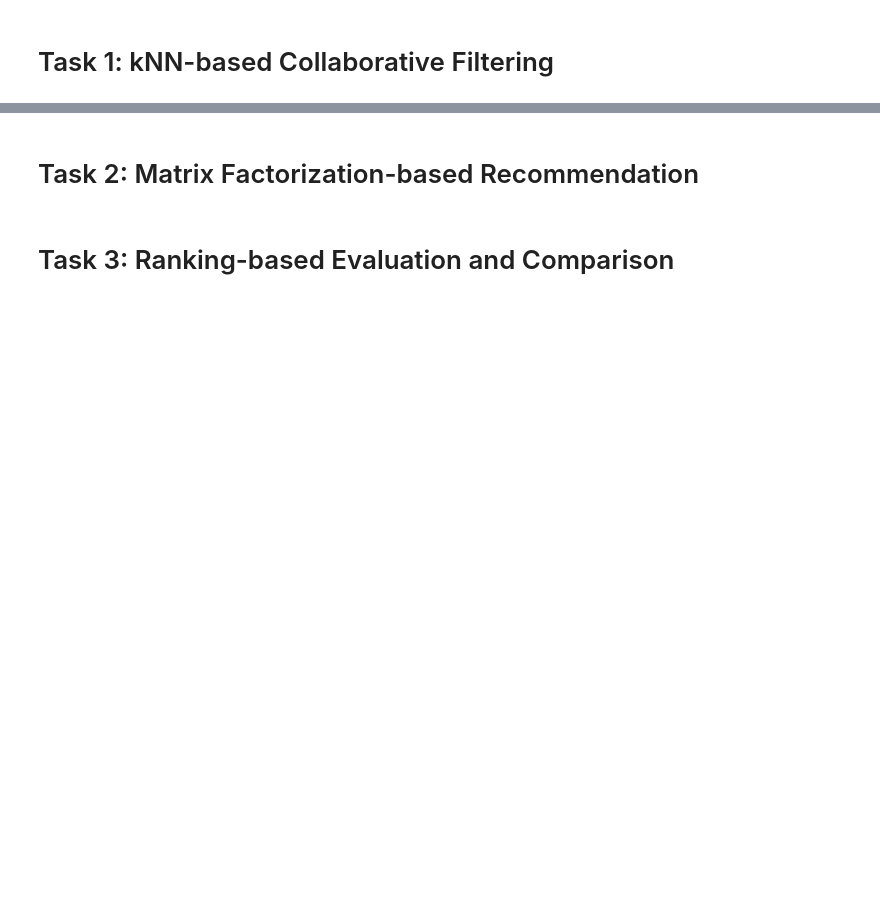
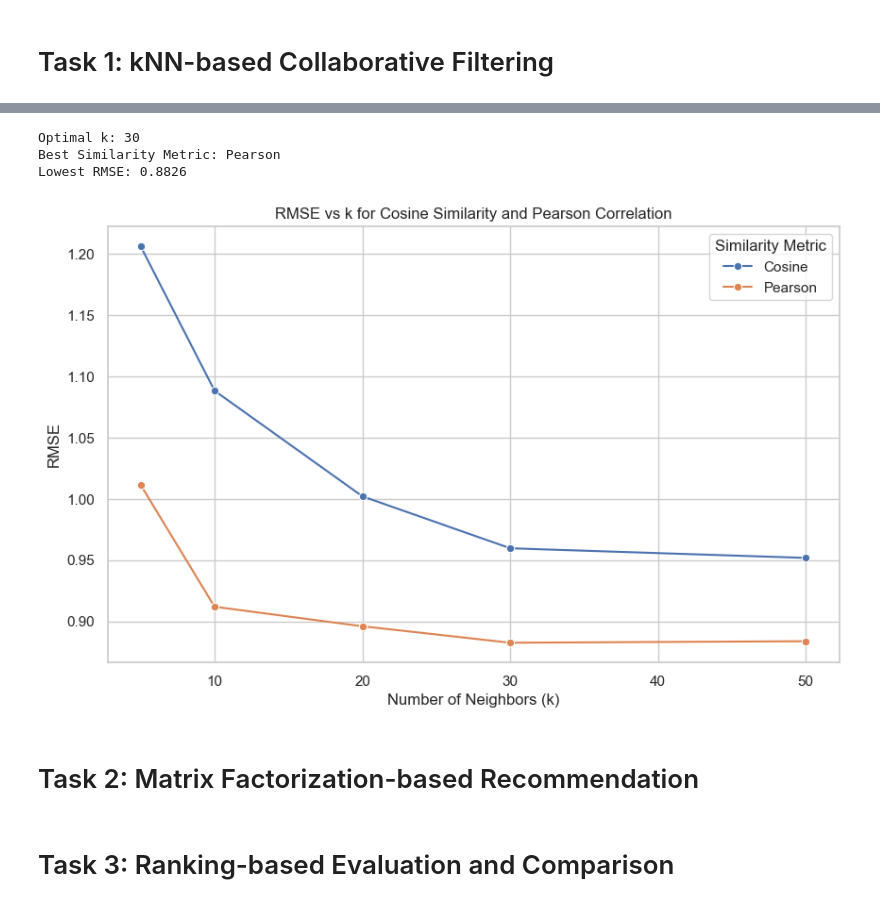
Before and after one commit to LordStarkie/Data-Science-A3, a Jupyter notebook: A3code-s9032159.ipynb, the cells around one changed output, grey strips where cells are left out. Saved outputs shown, nothing was run; the diff lists cells and outputs as text; code cells hidden in the pictures; blank space fills up the shorter version.

```diff
--- a/A3code-s9032159.ipynb
+++ b/A3code-s9032159.ipynb
@@ -9,0 +57,16 @@
+# %%
+random.seed(42)
+
+# choose random user as test
+random_user_id = random.choice(ratings_df.UserID.unique())
+print(f"Test User ID: {random_user_id}")
+
+# get random_user_ratings
+test_user_ratings = ratings_matrix.loc[random_user_id]
+
+# create training set
+train_ratings = ratings_matrix.drop(index=random_user_id)
+
+# convert to numpy matrix
+train_matrix = train_ratings.to_numpy()
+test_user_matrix = test_user_ratings.to_numpy()
@@ -9,0 +75,6 @@
+# %%
+# fill missing values with 0 for cosine similarity
+test_user_filled = test_user_matrix.reshape(1, -1)
+train_ratings_filled = train_ratings.fillna(0).to_numpy()
+
+cosine_similarities = cosine_similarity(train_ratings_filled, test_user_filled).flatten()
@@ -10,3 +169,26 @@
+# %%
+optimal_row = results_df.loc[results_df['RMSE'].idxmin()]
+optimal_k = optimal_row['k']
+optimal_metric = optimal_row['Similarity Metric']
+optimal_rmse = optimal_row['RMSE']
+
+print(f"\nOptimal k: {optimal_k}")
+print(f"Best Similarity Metric: {optimal_metric}")
+print(f"Lowest RMSE: {optimal_rmse:.4f}")
+
+sns.set(style="whitegrid")
+plt.figure(figsize=(10, 6))
+sns.lineplot(data=results_df, x='k', y='RMSE', hue='Similarity Metric', marker='o')
+plt.title('RMSE vs k for Cosine Similarity and Pearson Correlation')
+plt.xlabel('Number of Neighbors (k)')
+plt.ylabel('RMSE')
+plt.legend(title='Similarity Metric')
+plt.show()
+# %% [output]
+Optimal k: 30
+Best Similarity Metric: Pearson
+Lowest RMSE: 0.8826
+[figure, added]
 # %% [markdown]
 # Task 2: Matrix Factorization-based Recommendation
 # %% [markdown]
```
Also changed, not shown: parts of 11 cells of this notebook, 1 other file.
